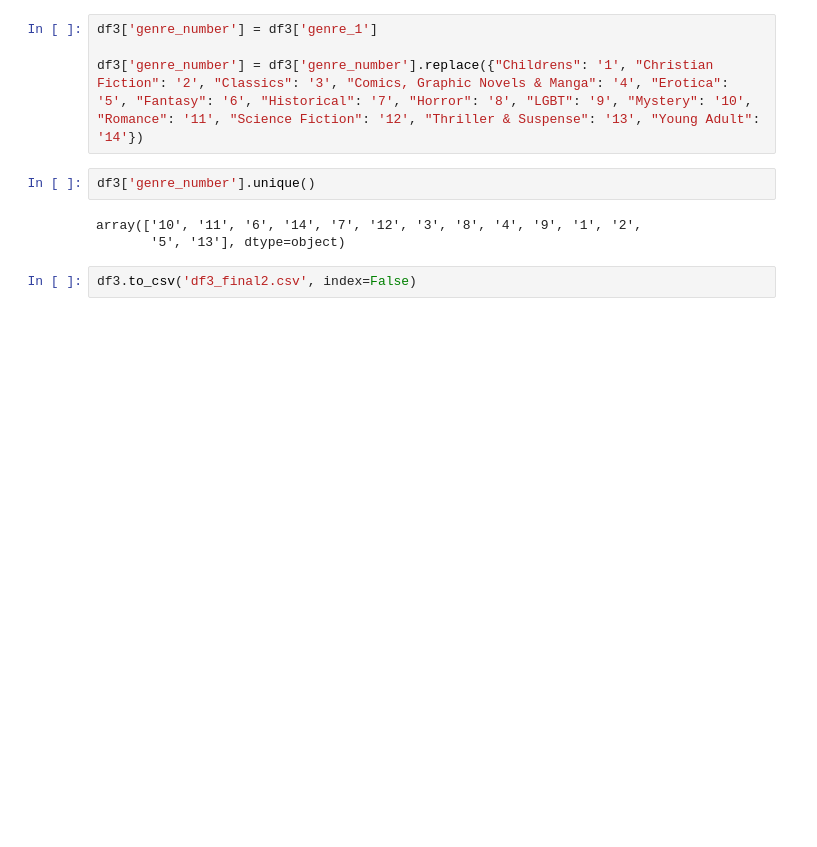
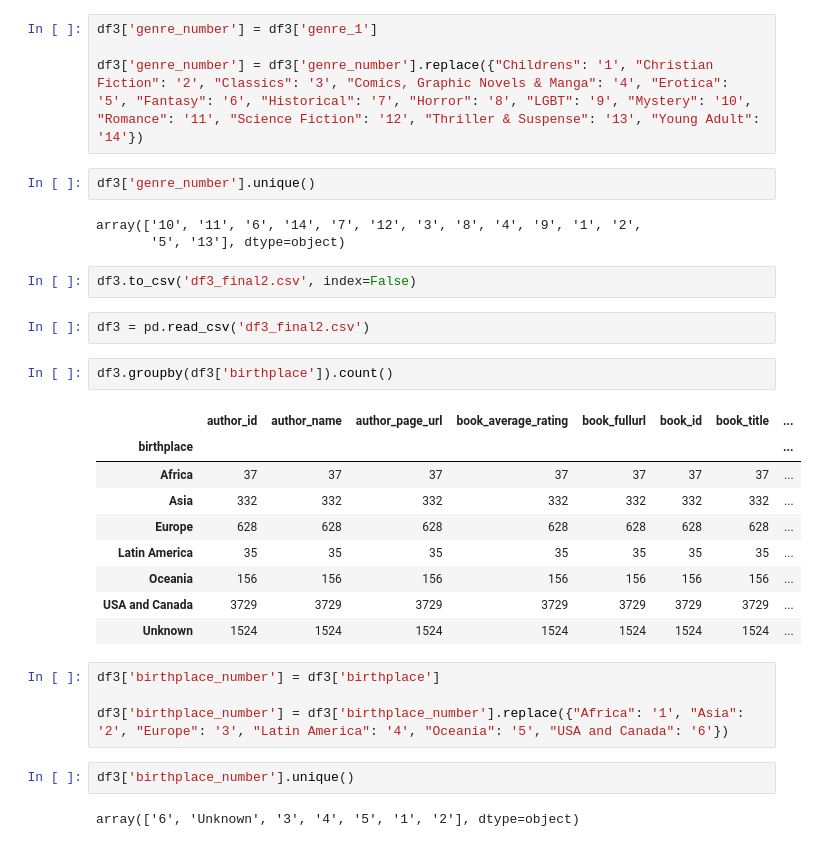
Before and after one commit to ericanna/Final_project, a Jupyter notebook: Fiction_EDA.ipynb, the cells around one changed output. Cells and saved outputs as stored; diff of their text form; blank space fills up the shorter version.

```diff
--- a/Fiction_EDA.ipynb
+++ b/Fiction_EDA.ipynb
@@ -603,3 +603,25 @@ array(['10', '11', '6', '14', '7', '12', '3', '8', '4', '9', '1', '2',
        '5', '13'], dtype=object)
 # %%
 df3.to_csv('df3_final2.csv', index=False)
+# %%
+df3 = pd.read_csv('df3_final2.csv')
+# %%
+df3.groupby(df3['birthplace']).count()
+# %% [output]
+|  | author_id | author_name | author_page_url | book_average_rating | book_fullurl | book_id | book_title | ... |
+| birthplace |  |  |  |  |  |  |  | ... |
+| Africa | 37 | 37 | 37 | 37 | 37 | 37 | 37 | ... |
+| Asia | 332 | 332 | 332 | 332 | 332 | 332 | 332 | ... |
+| Europe | 628 | 628 | 628 | 628 | 628 | 628 | 628 | ... |
+| Latin America | 35 | 35 | 35 | 35 | 35 | 35 | 35 | ... |
+| Oceania | 156 | 156 | 156 | 156 | 156 | 156 | 156 | ... |
+| USA and Canada | 3729 | 3729 | 3729 | 3729 | 3729 | 3729 | 3729 | ... |
+| Unknown | 1524 | 1524 | 1524 | 1524 | 1524 | 1524 | 1524 | ... |
+# %%
+df3['birthplace_number'] = df3['birthplace']
+
+df3['birthplace_number'] = df3['birthplace_number'].replace({"Africa": '1', "Asia": '2', "Europe": '3', "Latin America": '4', "Oceania": '5', "USA and Canada": '6'})
+# %%
+df3['birthplace_number'].unique()
+# %% [output]
+array(['6', 'Unknown', '3', '4', '5', '1', '2'], dtype=object)
```
Also changed, not shown: parts of 2 cells of this notebook, 2 other files.
